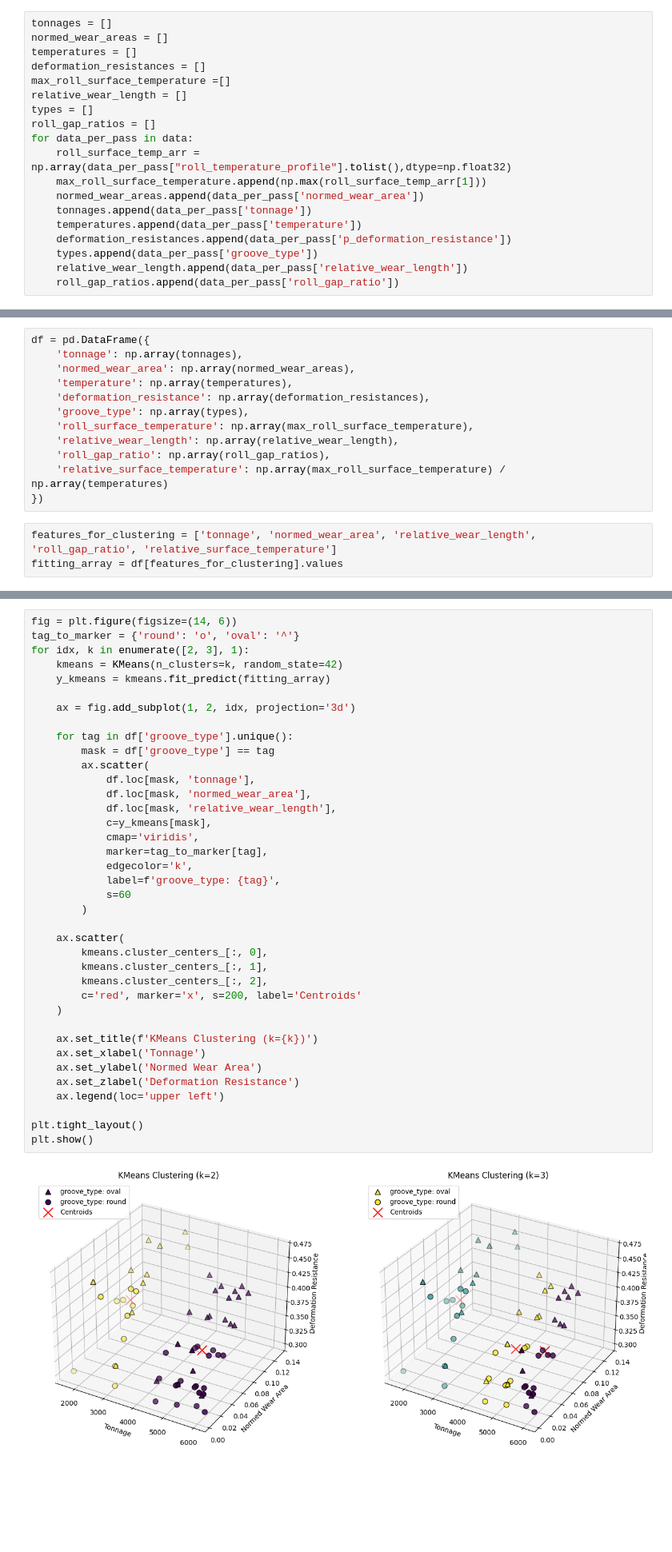
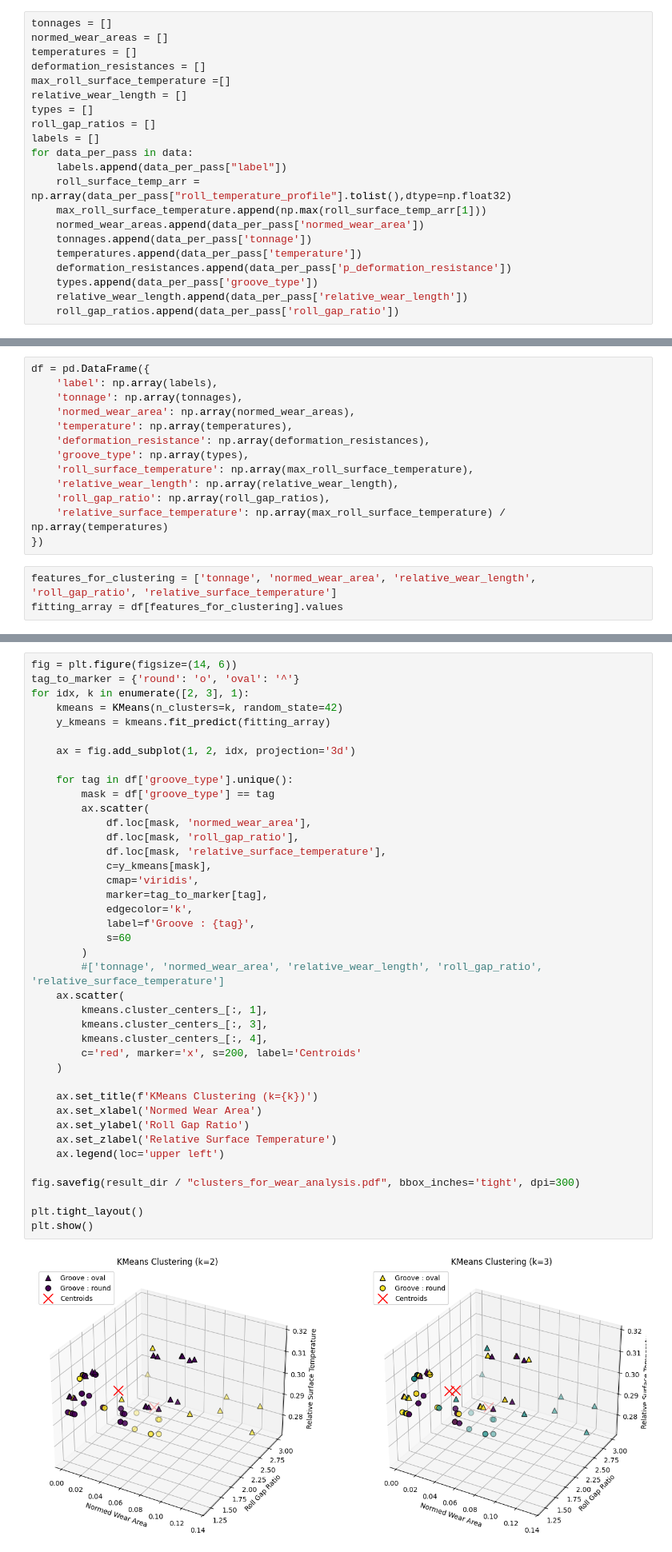
Before and after one commit to ChRen95/phd-thesis-fitting-wear-coefficient, a Jupyter notebook: data_clustering_pre_clustering.ipynb, the cells around one changed output, grey strips where cells are left out. Shown at 80% size. Saved outputs shown, nothing was run; the diff lists cells and outputs as text; blank space fills up the shorter version.

Commit message:
added fit results and new images

```diff
--- a/data_clustering_pre_clustering.ipynb
+++ b/data_clustering_pre_clustering.ipynb
@@ -146,7 +146,9 @@ max_roll_surface_temperature =[]
 relative_wear_length = []
 types = []
 roll_gap_ratios = []
+labels = []
 for data_per_pass in data:
+    labels.append(data_per_pass["label"])
     roll_surface_temp_arr = np.array(data_per_pass["roll_temperature_profile"].tolist(),dtype=np.float32)
     max_roll_surface_temperature.append(np.max(roll_surface_temp_arr[1]))
     normed_wear_areas.append(data_per_pass['normed_wear_area'])
@@ -159,5 +165,6 @@ for data_per_pass in data:
 # %%
 df = pd.DataFrame({
+    'label': np.array(labels),
     'tonnage': np.array(tonnages),
     'normed_wear_area': np.array(normed_wear_areas),
     'temperature': np.array(temperatures),
@@ -195,40 +223,42 @@ fig.savefig(result_dir / "elbow_method_inertia.pdf", bbox_inches='tight', dpi=30
 # %%
 fig = plt.figure(figsize=(14, 6))
 tag_to_marker = {'round': 'o', 'oval': '^'}
 for idx, k in enumerate([2, 3], 1):
     kmeans = KMeans(n_clusters=k, random_state=42)
     y_kmeans = kmeans.fit_predict(fitting_array)
 
     ax = fig.add_subplot(1, 2, idx, projection='3d')
 
     for tag in df['groove_type'].unique():
         mask = df['groove_type'] == tag
         ax.scatter(
-            df.loc[mask, 'tonnage'],
             df.loc[mask, 'normed_wear_area'],
-            df.loc[mask, 'relative_wear_length'],
+            df.loc[mask, 'roll_gap_ratio'],
+            df.loc[mask, 'relative_surface_temperature'],
             c=y_kmeans[mask],
             cmap='viridis',
             marker=tag_to_marker[tag],
             edgecolor='k',
-            label=f'groove_type: {tag}',
+            label=f'Groove : {tag}',
             s=60
         )
-
+        #['tonnage', 'normed_wear_area', 'relative_wear_length', 'roll_gap_ratio', 'relative_surface_temperature']
     ax.scatter(
-        kmeans.cluster_centers_[:, 0],
         kmeans.cluster_centers_[:, 1],
-        kmeans.cluster_centers_[:, 2],
+        kmeans.cluster_centers_[:, 3],
+        kmeans.cluster_centers_[:, 4],
         c='red', marker='x', s=200, label='Centroids'
     )
 
     ax.set_title(f'KMeans Clustering (k={k})')
-    ax.set_xlabel('Tonnage')
-    ax.set_ylabel('Normed Wear Area')
-    ax.set_zlabel('Deformation Resistance')
+    ax.set_xlabel('Normed Wear Area')
+    ax.set_ylabel('Roll Gap Ratio')
+    ax.set_zlabel('Relative Surface Temperature')
     ax.legend(loc='upper left')
+
+fig.savefig(result_dir / "clusters_for_wear_analysis.pdf", bbox_inches='tight', dpi=300)
 
 plt.tight_layout()
 plt.show()
 # %% [output]
-[figure, old version]
+[figure, new version]
```
Also changed, not shown: parts of 3 cells of this notebook, 6 other files.
